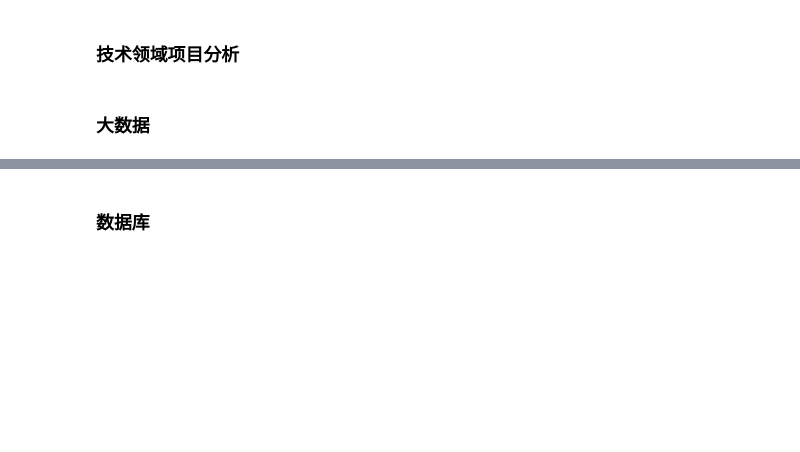
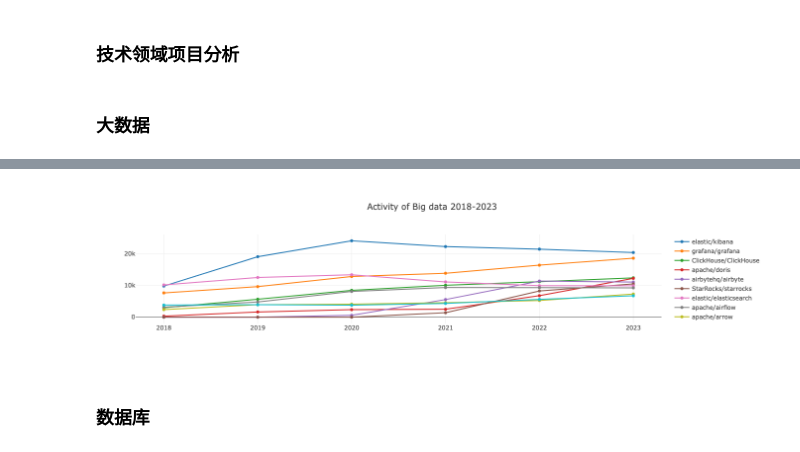
Before and after one commit to PureNatural/open-digger, a Jupyter notebook: notebook/China_open_source_techinical_report_2023.ipynb, the cells around one changed output, grey strips where cells are left out. Drawn from its saved outputs; the diff is of its cells as text; code cells hidden in the pictures; blank space fills up the shorter version.

```diff
--- a/notebook/China_open_source_techinical_report_2023.ipynb
+++ b/notebook/China_open_source_techinical_report_2023.ipynb
@@ -145,3 +180,7 @@ processTechFieldData(':technology/big_data', 'Big data');
+# %%
+processTechFieldDataActivity(':technology/big_data', 'Big data')
+# %% [output]
+[figure, added]
 # %% [markdown]
 ### 数据库
 # %%
```
Also changed, not shown: parts of 17 cells of this notebook.
